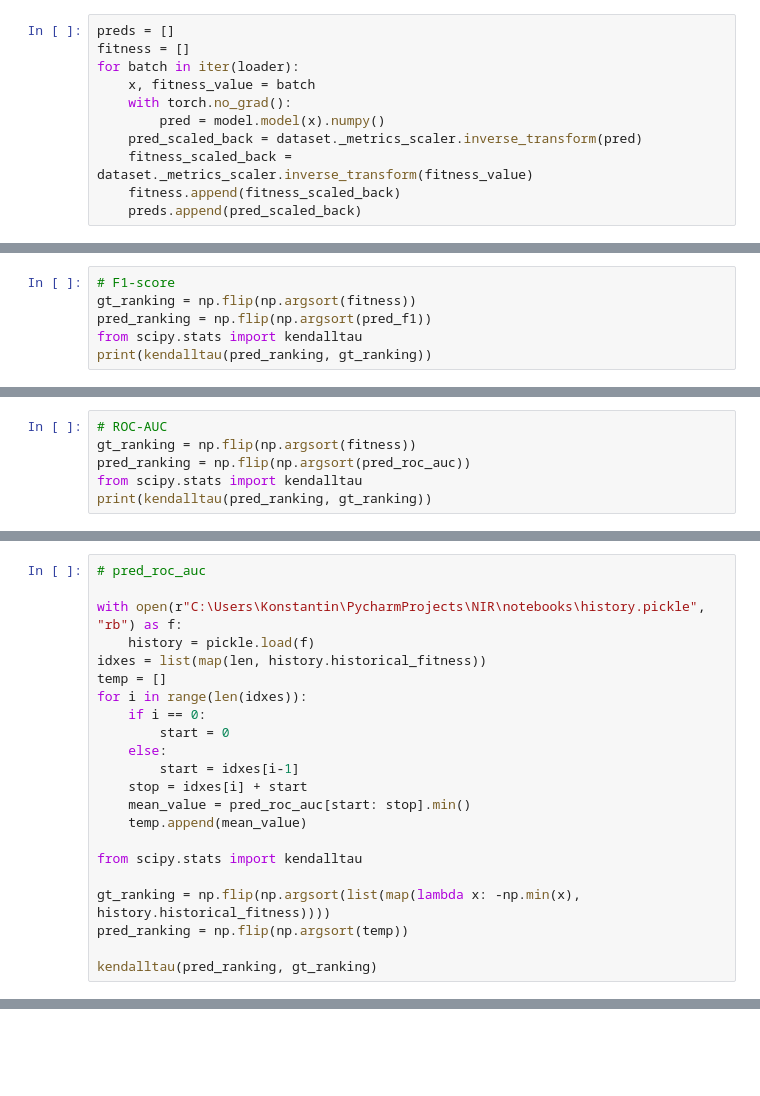
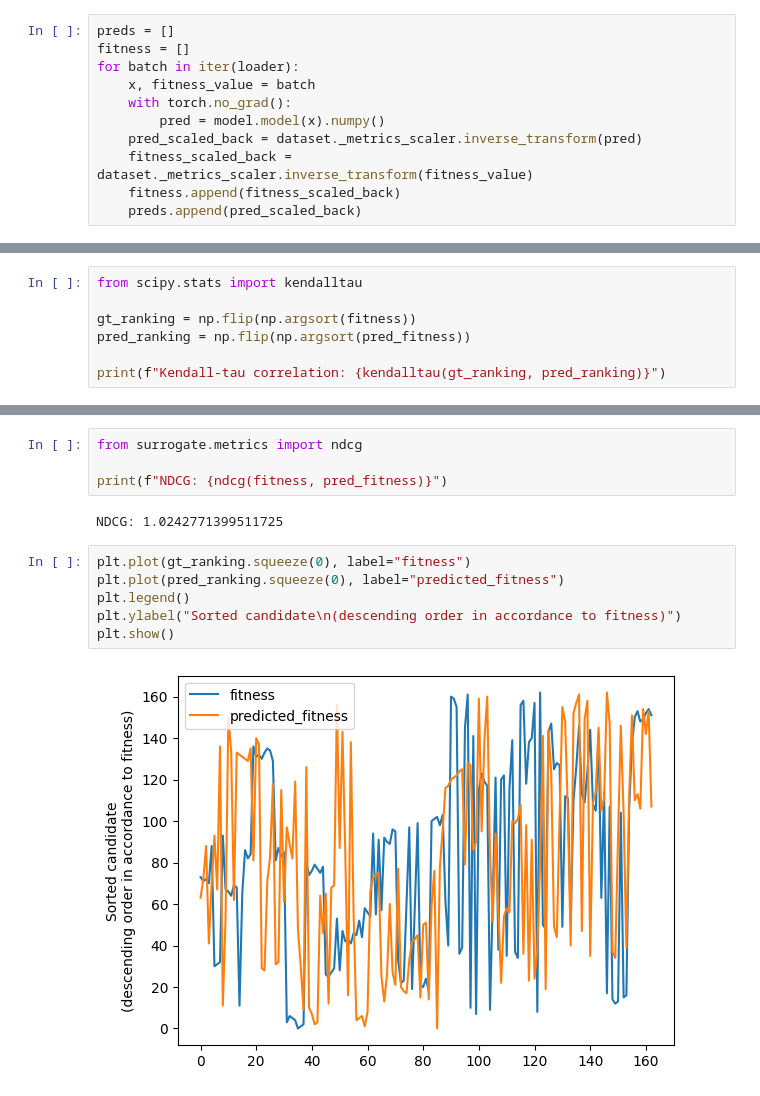
Before and after one commit to ITMO-NSS-team/GAMLET, a Jupyter notebook: notebooks/test_population_ranking.ipynb, the cells around one changed output, grey strips where cells are left out. Drawn from its saved outputs; the diff is of its cells as text; blank space fills up the shorter version.

```diff
--- a/notebooks/test_population_ranking.ipynb
+++ b/notebooks/test_population_ranking.ipynb
@@ -59,7 +63,8 @@ fitness, filler = np.vstack(fitness).T
 # %%
-# F1-score
+from scipy.stats import kendalltau
+
 gt_ranking = np.flip(np.argsort(fitness))
-pred_ranking = np.flip(np.argsort(pred_f1))
-from scipy.stats import kendalltau
-print(kendalltau(pred_ranking, gt_ranking))
+pred_ranking = np.flip(np.argsort(pred_fitness))
+
+print(f"Kendall-tau correlation: {kendalltau(gt_ranking, pred_ranking)}")
 # %% [output]
@@ -67,6 +71,0 @@ SignificanceResult(statistic=0.11416621203855246, pvalue=0.009166345946661714)
-# %%
-# ROC-AUC
-gt_ranking = np.flip(np.argsort(fitness))
-pred_ranking = np.flip(np.argsort(pred_roc_auc))
-from scipy.stats import kendalltau
-print(kendalltau(pred_ranking, gt_ranking))
@@ -99,22 +71,0 @@ SignificanceResult(statistic=0.5555555555555556, pvalue=0.04461529982363316)
-# %%
-# pred_roc_auc
-
-with open(r"C:\Users\Konstantin\PycharmProjects\NIR\notebooks\history.pickle", "rb") as f:
-    history = pickle.load(f)
-idxes = list(map(len, history.historical_fitness))
-temp = []
-for i in range(len(idxes)):
-    if i == 0:
-        start = 0
-    else:
-        start = idxes[i-1]
-    stop = idxes[i] + start
-    mean_value = pred_roc_auc[start: stop].min()
-    temp.append(mean_value)
-
-from scipy.stats import kendalltau
-
-gt_ranking = np.flip(np.argsort(list(map(lambda x: -np.min(x), history.historical_fitness))))
-pred_ranking = np.flip(np.argsort(temp))
-
-kendalltau(pred_ranking, gt_ranking)
@@ -154,0 +72,14 @@ history.show()
+# %%
+from surrogate.metrics import ndcg
+
+print(f"NDCG: {ndcg(fitness, pred_fitness)}")
+# %% [output]
+NDCG: 1.0242771399511725
+# %%
+plt.plot(gt_ranking.squeeze(0), label="fitness")
+plt.plot(pred_ranking.squeeze(0), label="predicted_fitness")
+plt.legend()
+plt.ylabel("Sorted candidate\n(descending order in accordance to fitness)")
+plt.show()
+# %% [output]
+[figure, added]
```
Also changed, not shown: parts of 13 cells of this notebook, 3 other files.
